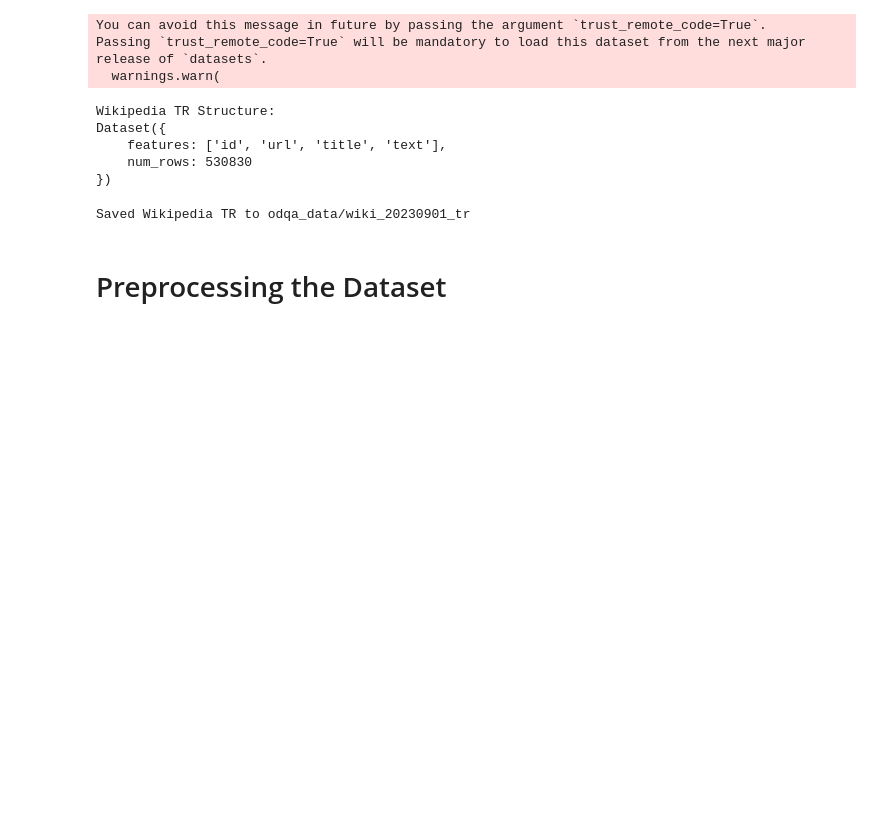
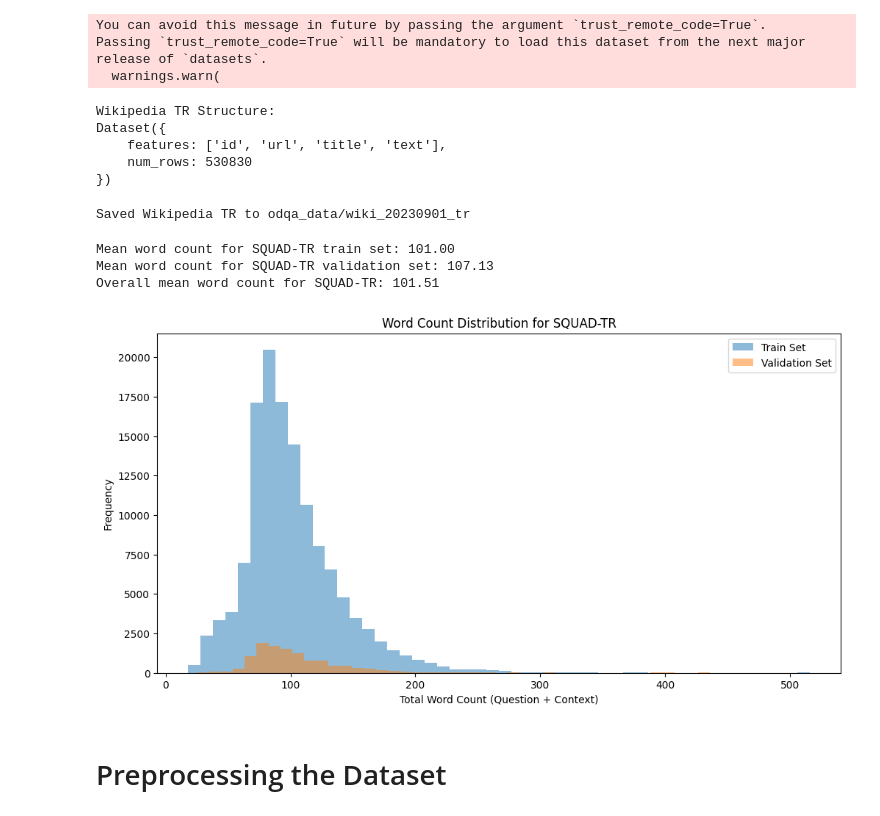
Before and after one commit to buseg/turkish-openqa, a Jupyter notebook: download_data.ipynb, the cells around one changed output. Cells and saved outputs as stored; diff of their text form; code cells hidden in the pictures; blank space fills up the shorter version.

```diff
--- a/download_data.ipynb
+++ b/download_data.ipynb
@@ -63,6 +63,44 @@ Dataset({
     num_rows: 530830
 })
 Saved Wikipedia TR to odqa_data/wiki_20230901_tr
+# %%
+# Squad train and validation set word counts distributions
+# Calculate mean, 25 percentile, and 75 percentile word counts for train and validation sets
+def calculate_word_counts(dataset):
+    word_counts = []
+    for item in dataset:
+        if "question" in item and "context" in item:
+            total_words = len(item["question"].split()) + len(item["context"].split())
+            word_counts.append(total_words)
+    return word_counts
+
+squad_tr_word_counts = calculate_word_counts(squad_tr_open_qa["train"])
+squad_tr_mean_words = sum(squad_tr_word_counts) / len(squad_tr_word_counts) if squad_tr_word_counts else 0
+print(f"Mean word count for SQUAD-TR train set: {squad_tr_mean_words:.2f}")
+squad_tr_val_word_counts = calculate_word_counts(squad_tr_open_qa["validation"])
+squad_tr_val_mean_words = sum(squad_tr_val_word_counts) / len(squad_tr_val_word_counts) if squad_tr_val_word_counts else 0
+print(f"Mean word count for SQUAD-TR validation set: {squad_tr_val_mean_words:.2f}")
+# Mean count for all Squad-TR, weighted by the number of samples in train and validation
+total_samples = len(squad_tr_open_qa["train"]) + len(squad_tr_open_qa["validation"])
+overall_mean_words = (squad_tr_mean_words * len(squad_tr_open_qa["train"]) + squad_tr_val_mean_words * len(squad_tr_open_qa["validation"])) / total_samples
+print(f"Overall mean word count for SQUAD-TR: {overall_mean_words:.2f}")
+# %% [output]
+Mean word count for SQUAD-TR train set: 101.00
+Mean word count for SQUAD-TR validation set: 107.13
+Overall mean word count for SQUAD-TR: 101.51
+# %%
+# Plotting the word count distribution for SQUAD-TR train and validation sets
+import matplotlib.pyplot as plt
+plt.figure(figsize=(12, 6))
+plt.hist(squad_tr_word_counts, bins=50, alpha=0.5, label="Train Set")
+plt.hist(squad_tr_val_word_counts, bins=50, alpha=0.5, label="Validation Set")
+plt.title("Word Count Distribution for SQUAD-TR")
+plt.xlabel("Total Word Count (Question + Context)")
+plt.ylabel("Frequency")
+plt.legend()
+plt.show()
+# %% [output]
+[figure, added]
 # %% [markdown]
 # Preprocessing the Dataset
 # %%
```
Also changed, not shown: parts of 4 cells of this notebook, 35 other files.
